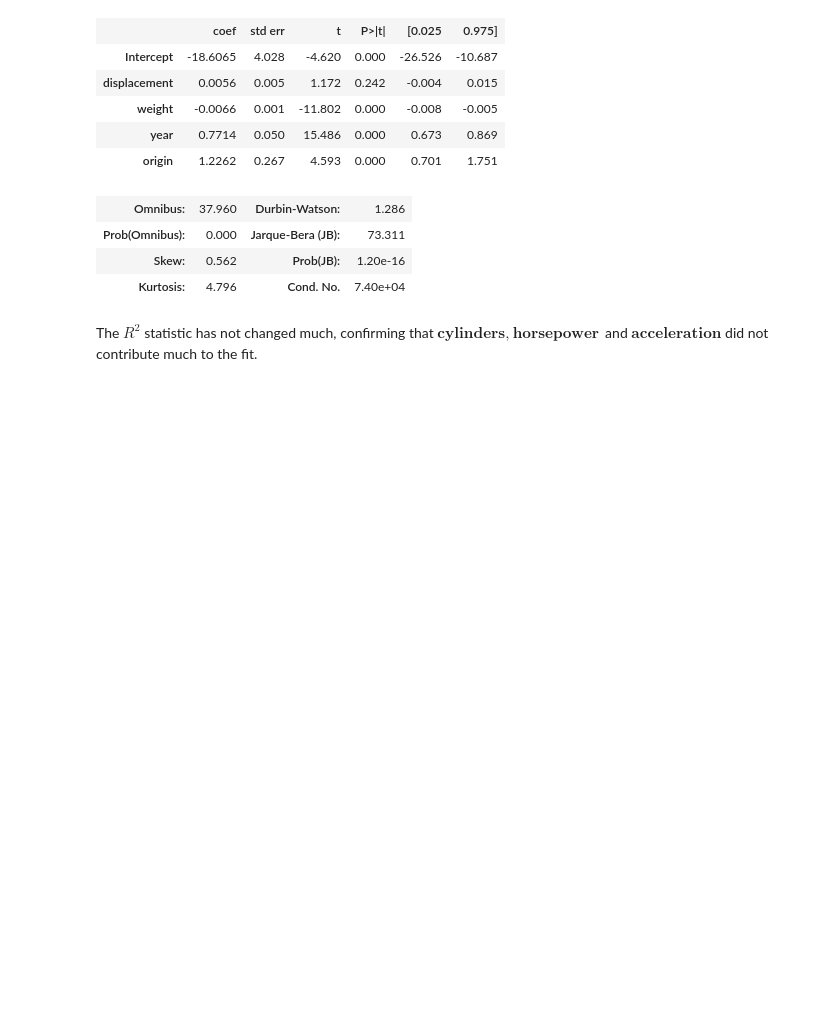
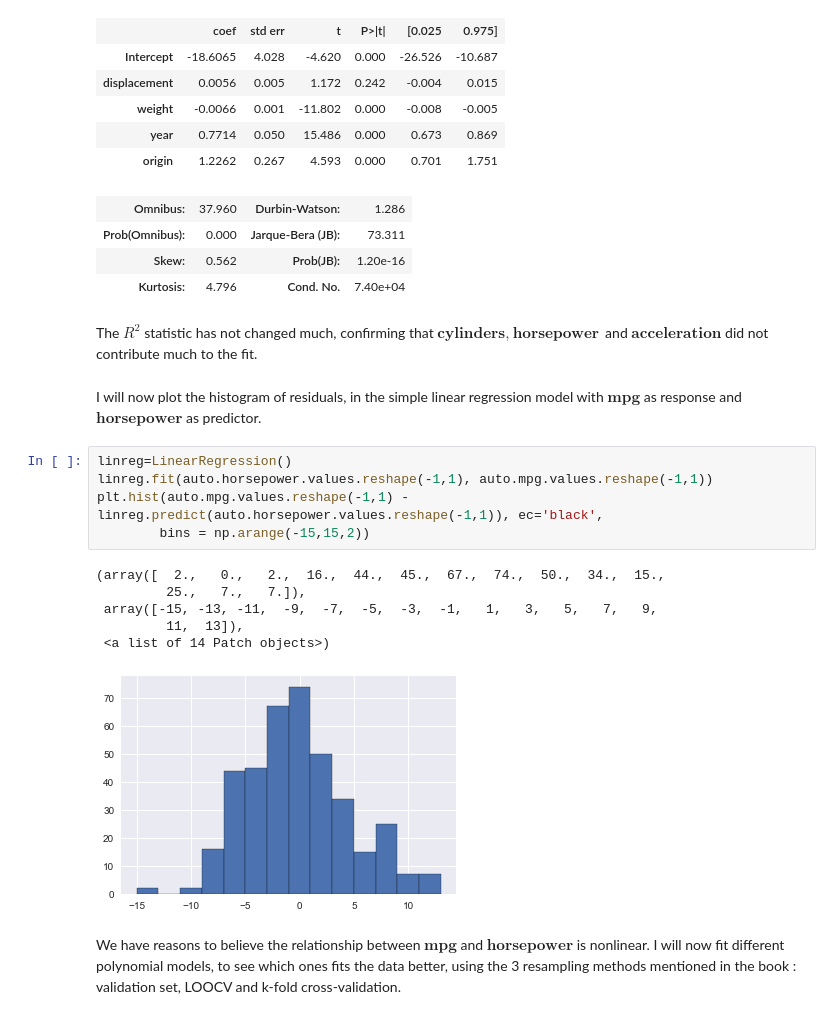
Before and after one commit to AtanasiuDemian/Introduction-to-Statistical-Learning---Python, a Jupyter notebook: Auto.ipynb, the cells around one changed output. Cells and saved outputs as stored; diff of their text form; blank space fills up the shorter version.

```diff
--- a/Auto.ipynb
+++ b/Auto.ipynb
@@ -304,3 +304,19 @@ OLS Regression Results
 | Kurtosis: | 4.796 | Cond. No. | 7.40e+04 |
 # %% [markdown]
 The $R^2$ statistic has not changed much, confirming that $\textbf{cylinders},\ \textbf{horsepower}$ and $\textbf{acceleration}$ did not contribute much to the fit.
+# %% [markdown]
+I will now plot the histogram of residuals, in the simple linear regression model with $\textbf{mpg}$ as response and $\textbf{horsepower}$ as predictor.
+# %%
+linreg=LinearRegression()
+linreg.fit(auto.horsepower.values.reshape(-1,1), auto.mpg.values.reshape(-1,1))
+plt.hist(auto.mpg.values.reshape(-1,1) - linreg.predict(auto.horsepower.values.reshape(-1,1)), ec='black',
+        bins = np.arange(-15,15,2))
+# %% [output]
+(array([  2.,   0.,   2.,  16.,  44.,  45.,  67.,  74.,  50.,  34.,  15.,
+         25.,   7.,   7.]),
+ array([-15, -13, -11,  -9,  -7,  -5,  -3,  -1,   1,   3,   5,   7,   9,
+         11,  13]),
+ <a list of 14 Patch objects>)
+[figure, added]
+# %% [markdown]
+We have reasons to believe the relationship between $\textbf{mpg}$ and $\textbf{horsepower}$ is nonlinear. I will now fit different polynomial models, to see which ones fits the data better, using the 3 resampling methods mentioned in the book : validation set, LOOCV and k-fold cross-validation.
```
Also changed, not shown: parts of 16 cells of this notebook.
